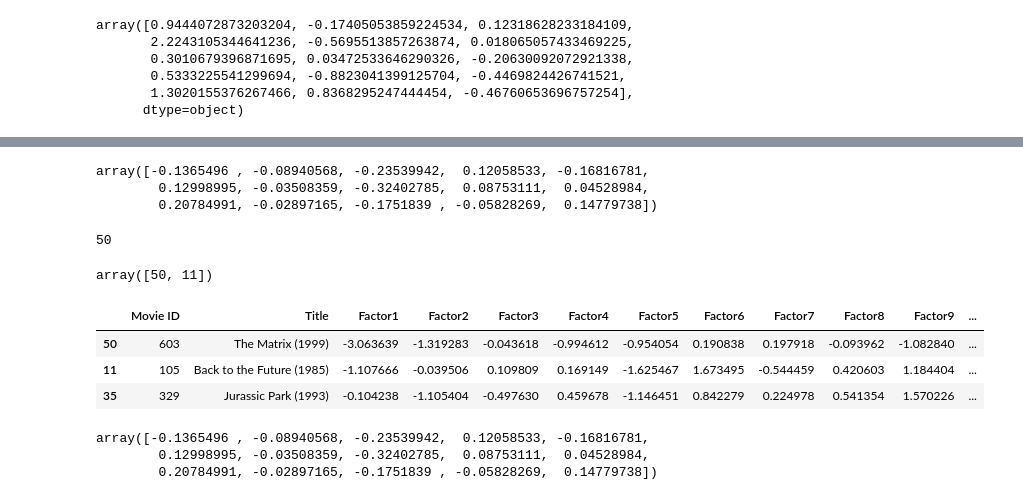
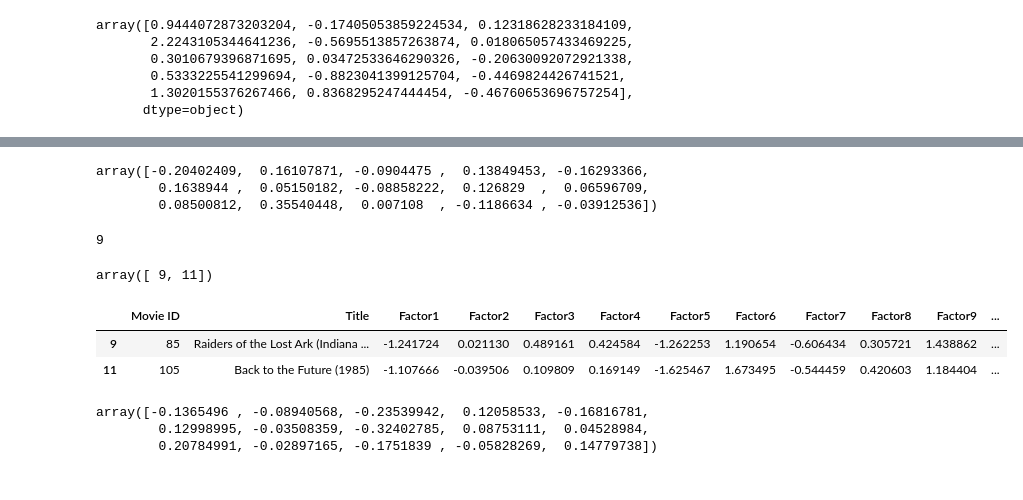
Before and after one commit to BhagwatPriyanka/Data-Science-and-Decision-Making, a Jupyter notebook: Lab4/My_Recommender.ipynb, the cells around one changed output, grey strips where cells are left out. Drawn from its saved outputs; the diff is of its cells as text; code cells hidden in the pictures.

```diff
--- a/Lab4/My_Recommender.ipynb
+++ b/Lab4/My_Recommender.ipynb
@@ -336,12 +336,12 @@ round(quiz_pred, 2)
 # %%
-u_2067=quiz_users.loc[quiz_users['User']==4373]
+u_2067=quiz_users.loc[quiz_users['User']==4768]
 u_2067=u_2067.values.squeeze()
 u_2067=u_2067[1:]
 u_2067
 # %% [output]
-array([-0.1365496 , -0.08940568, -0.23539942,  0.12058533, -0.16816781,
-        0.12998995, -0.03508359, -0.32402785,  0.08753111,  0.04528984,
-        0.20784991, -0.02897165, -0.1751839 , -0.05828269,  0.14779738])
+array([-0.20402409,  0.16107871, -0.0904475 ,  0.13849453, -0.16293366,
+        0.1638944 ,  0.05150182, -0.08858222,  0.126829  ,  0.06596709,
+        0.08500812,  0.35540448,  0.007108  , -0.1186634 , -0.03912536])
 # %%
 all_item_factors=quiz_items.values[:, 2:]
 # %%
@@ -349,18 +349,17 @@ quiz_ratings=np.dot(u_2067, all_item_factors.T)
 # %%
 np.argmax(quiz_ratings)
 # %% [output]
-50
+9
 # %%
 np.argsort(quiz_ratings)[::-1][:2]
 # %% [output]
-array([50, 11])
+array([ 9, 11])
 # %%
-quiz_items.loc[np.argsort(quiz_ratings)[::-1][:3], :]
+quiz_items.loc[np.argsort(quiz_ratings)[::-1][:2], :]
 # %% [output]
 |  | Movie ID | Title | Factor1 | Factor2 | Factor3 | Factor4 | Factor5 | Factor6 | Factor7 | Factor8 | Factor9 | ... |
-| 50 | 603 | The Matrix (1999) | -3.063639 | -1.319283 | -0.043618 | -0.994612 | -0.954054 | 0.190838 | 0.197918 | -0.093962 | -1.082840 | ... |
+| 9 | 85 | Raiders of the Lost Ark (Indiana ... | -1.241724 | 0.021130 | 0.489161 | 0.424584 | -1.262253 | 1.190654 | -0.606434 | 0.305721 | 1.438862 | ... |
 | 11 | 105 | Back to the Future (1985) | -1.107666 | -0.039506 | 0.109809 | 0.169149 | -1.625467 | 1.673495 | -0.544459 | 0.420603 | 1.184404 | ... |
-| 35 | 329 | Jurassic Park (1993) | -0.104238 | -1.105404 | -0.497630 | 0.459678 | -1.146451 | 0.842279 | 0.224978 | 0.541354 | 1.570226 | ... |
 # %%
 u_4940=quiz_users.loc[quiz_users['User']==4373]
 u_4940=u_4940.values.squeeze()
```
Also changed, not shown: parts of 20 cells of this notebook.
